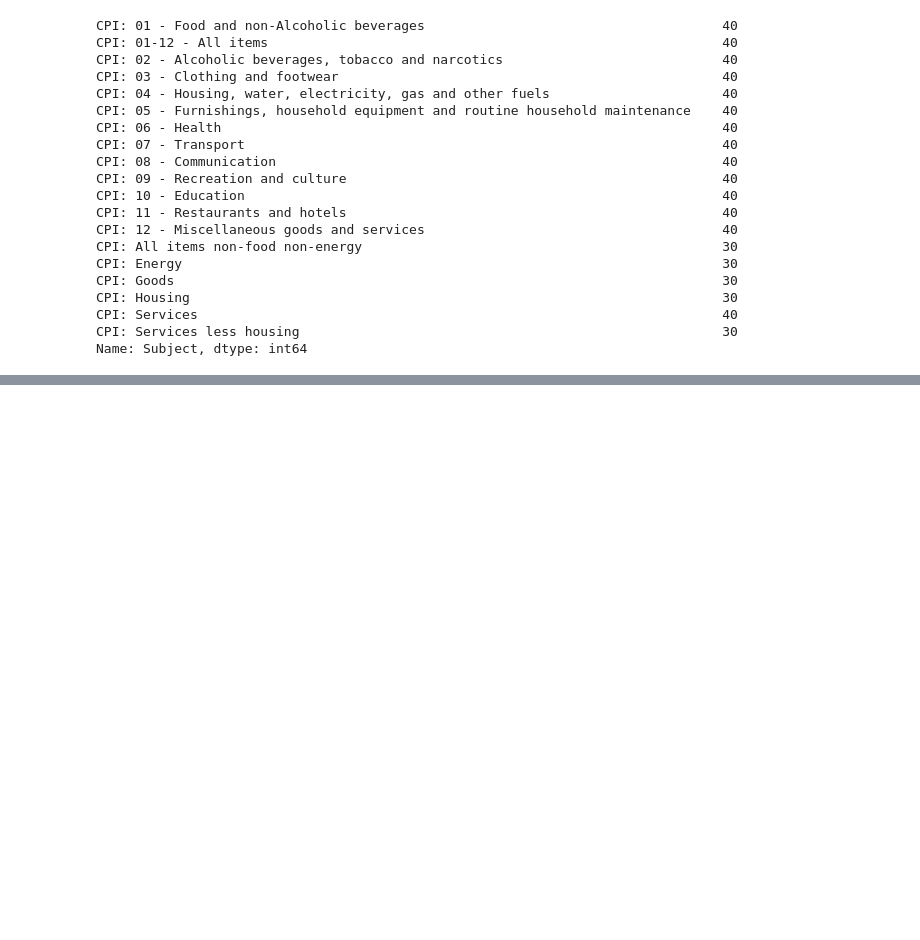
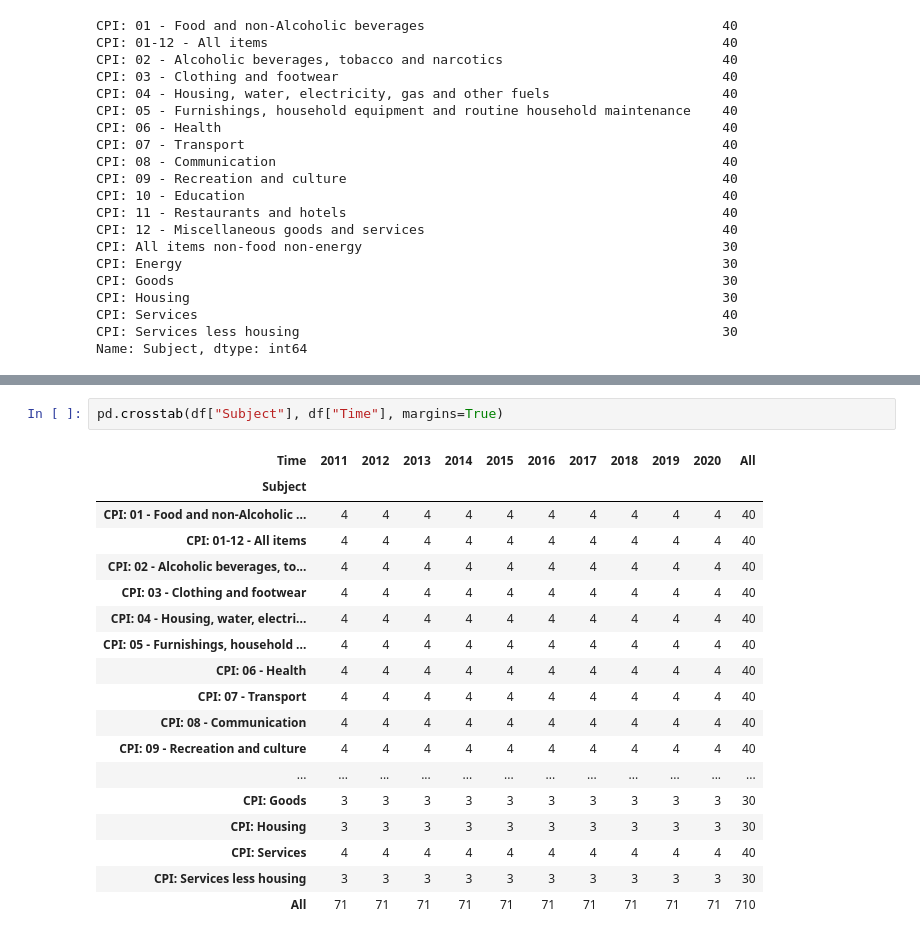
Before and after one commit to Efe-C-3/InflationRateAnalytics, a Jupyter notebook: inflation.ipynb, the cells around one changed output, grey strips where cells are left out. Drawn from its saved outputs; the diff is of its cells as text; blank space fills up the shorter version.

```diff
--- a/inflation.ipynb
+++ b/inflation.ipynb
@@ -107,3 +111,24 @@ print(subject_value)
 709                         CPI: Services less housing    1.356827  2020
 
 [710 rows x 3 columns]
+# %%
+pd.crosstab(df["Subject"], df["Time"], margins=True)
+# %% [output]
+| Time | 2011 | 2012 | 2013 | 2014 | 2015 | 2016 | 2017 | 2018 | 2019 | 2020 | All |
+| Subject |  |  |  |  |  |  |  |  |  |  |  |
+| CPI: 01 - Food and non-Alcoholic ... | 4 | 4 | 4 | 4 | 4 | 4 | 4 | 4 | 4 | 4 | 40 |
+| CPI: 01-12 - All items | 4 | 4 | 4 | 4 | 4 | 4 | 4 | 4 | 4 | 4 | 40 |
+| CPI: 02 - Alcoholic beverages, to... | 4 | 4 | 4 | 4 | 4 | 4 | 4 | 4 | 4 | 4 | 40 |
+| CPI: 03 - Clothing and footwear | 4 | 4 | 4 | 4 | 4 | 4 | 4 | 4 | 4 | 4 | 40 |
+| CPI: 04 - Housing, water, electri... | 4 | 4 | 4 | 4 | 4 | 4 | 4 | 4 | 4 | 4 | 40 |
+| CPI: 05 - Furnishings, household ... | 4 | 4 | 4 | 4 | 4 | 4 | 4 | 4 | 4 | 4 | 40 |
+| CPI: 06 - Health | 4 | 4 | 4 | 4 | 4 | 4 | 4 | 4 | 4 | 4 | 40 |
+| CPI: 07 - Transport | 4 | 4 | 4 | 4 | 4 | 4 | 4 | 4 | 4 | 4 | 40 |
+| CPI: 08 - Communication | 4 | 4 | 4 | 4 | 4 | 4 | 4 | 4 | 4 | 4 | 40 |
+| CPI: 09 - Recreation and culture | 4 | 4 | 4 | 4 | 4 | 4 | 4 | 4 | 4 | 4 | 40 |
+| ... | ... | ... | ... | ... | ... | ... | ... | ... | ... | ... | ... |
+| CPI: Goods | 3 | 3 | 3 | 3 | 3 | 3 | 3 | 3 | 3 | 3 | 30 |
+| CPI: Housing | 3 | 3 | 3 | 3 | 3 | 3 | 3 | 3 | 3 | 3 | 30 |
+| CPI: Services | 4 | 4 | 4 | 4 | 4 | 4 | 4 | 4 | 4 | 4 | 40 |
+| CPI: Services less housing | 3 | 3 | 3 | 3 | 3 | 3 | 3 | 3 | 3 | 3 | 30 |
+| All | 71 | 71 | 71 | 71 | 71 | 71 | 71 | 71 | 71 | 71 | 710 |
```
Also changed, not shown: parts of 10 cells of this notebook, 4 other files.
